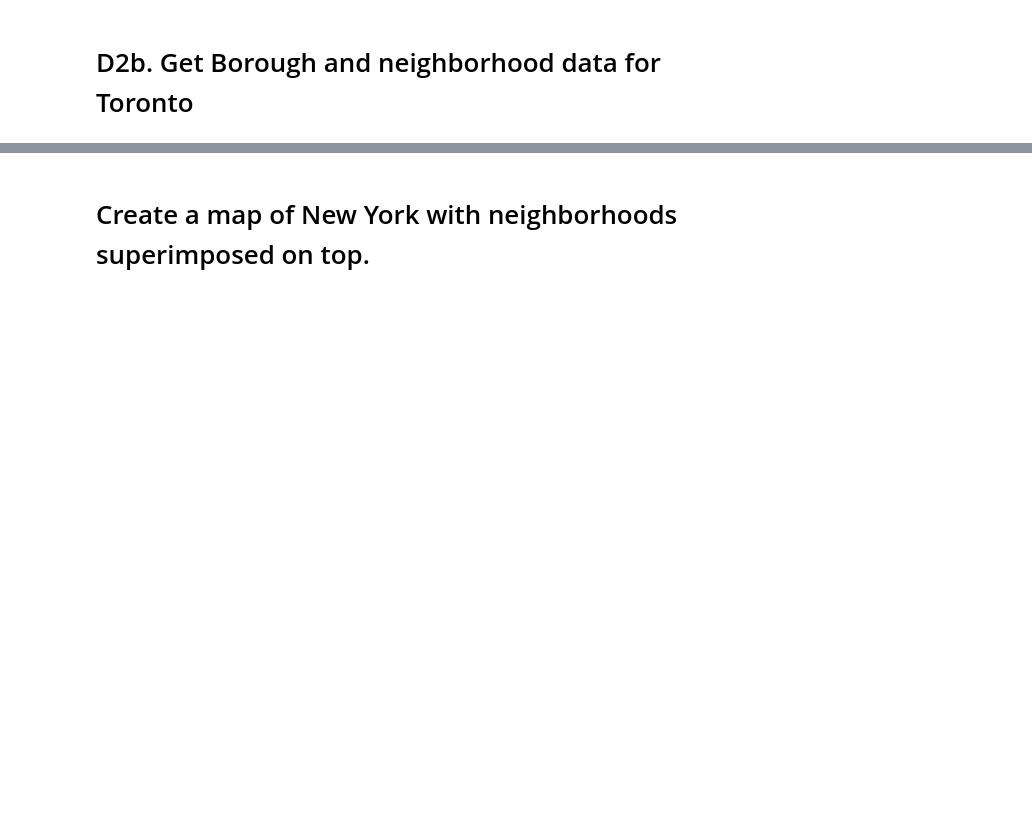
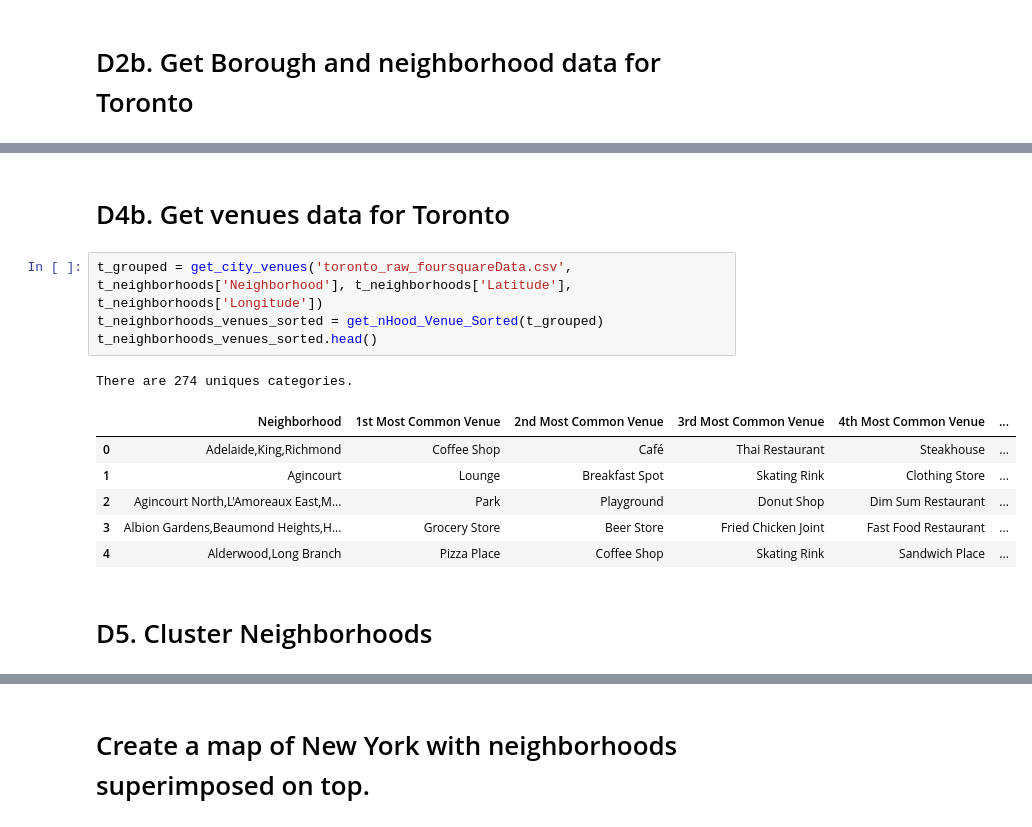
Before and after one commit to KumarHE/capstone-github-example, a Jupyter notebook: BON.ipynb, the cells around one changed output, grey strips where cells are left out. Saved outputs shown, nothing was run; the diff lists cells and outputs as text; blank space fills up the shorter version.

```diff
--- a/BON.ipynb
+++ b/BON.ipynb
@@ -202,0 +416,16 @@ e.> Monument / Landmark
+# %% [markdown]
+# D4b. Get venues data for Toronto
+# %%
+t_grouped = get_city_venues('toronto_raw_foursquareData.csv', t_neighborhoods['Neighborhood'], t_neighborhoods['Latitude'], t_neighborhoods['Longitude'])
+t_neighborhoods_venues_sorted = get_nHood_Venue_Sorted(t_grouped)
+t_neighborhoods_venues_sorted.head()
+# %% [output]
+There are 274 uniques categories.
+|  | Neighborhood | 1st Most Common Venue | 2nd Most Common Venue | 3rd Most Common Venue | 4th Most Common Venue | ... |
+| 0 | Adelaide,King,Richmond | Coffee Shop | Café | Thai Restaurant | Steakhouse | ... |
+| 1 | Agincourt | Lounge | Breakfast Spot | Skating Rink | Clothing Store | ... |
+| 2 | Agincourt North,L'Amoreaux East,M... | Park | Playground | Donut Shop | Dim Sum Restaurant | ... |
+| 3 | Albion Gardens,Beaumond Heights,H... | Grocery Store | Beer Store | Fried Chicken Joint | Fast Food Restaurant | ... |
+| 4 | Alderwood,Long Branch | Pizza Place | Coffee Shop | Skating Rink | Sandwich Place | ... |
+# %% [markdown]
+# D5. Cluster Neighborhoods
```
Also changed, not shown: parts of 38 cells of this notebook.
